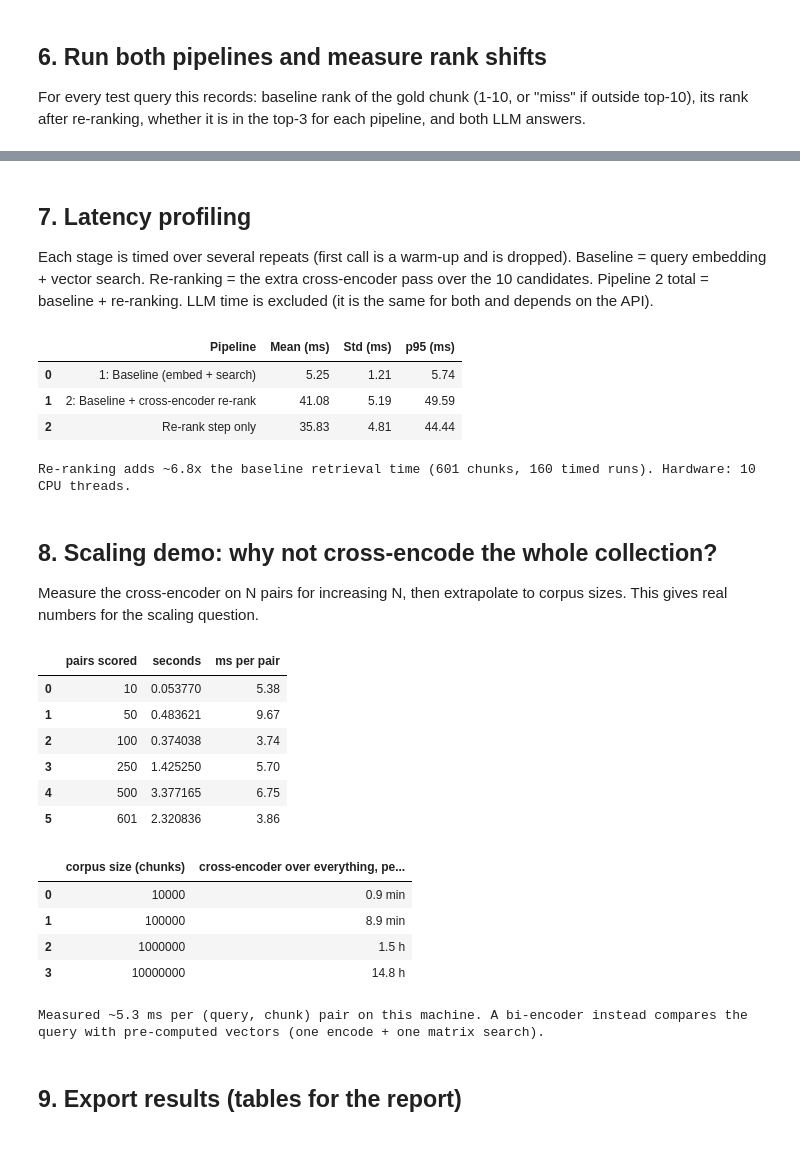
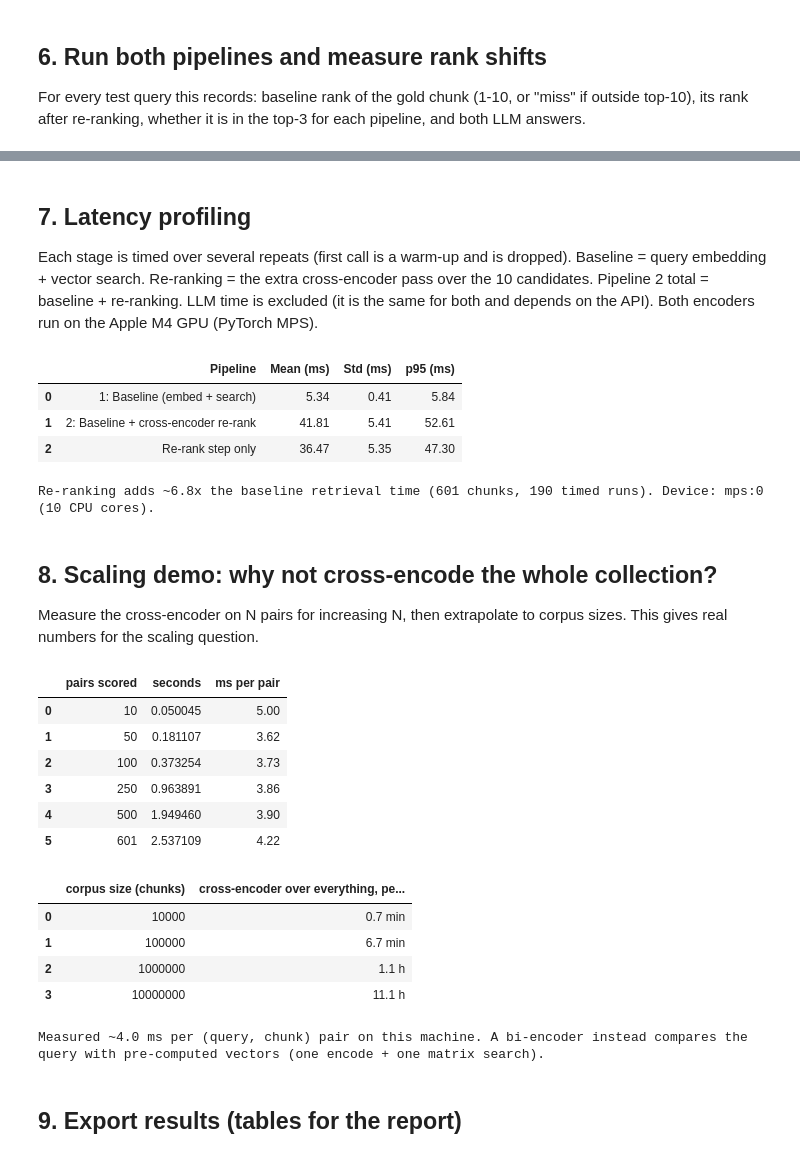
Before and after one commit to FavianaNoronha/RAG-assignment, a Jupyter notebook: RAG_Assignment.ipynb, the cells around one changed output, grey strips where cells are left out. Cells and saved outputs as stored; diff of their text form; code cells hidden in the pictures.

```diff
--- a/RAG_Assignment.ipynb
+++ b/RAG_Assignment.ipynb
@@ -34,8 +34,8 @@ TOP_N       = 3     # chunks given to the LLM (assignment: 3)
 CHUNK_WORDS   = 120   # target chunk size in words
 CHUNK_OVERLAP = 25    # words shared between neighbouring chunks
 
-LLM_BACKEND = "hf"                # "hf" (local Hugging Face model, no API key) | "gemini" | "openai" | "ollama"
-LLM_MODEL   = "Qwen/Qwen2.5-1.5B-Instruct"  # local open-weights model; for gemini use e.g. "gemini-3.5-flash-lite"
+LLM_BACKEND = "mlx"               # "mlx" (local model on Apple GPU, no API key) | "hf" | "gemini" | "openai" | "ollama"
+LLM_MODEL   = "mlx-community/Qwen2.5-7B-Instruct-4bit"  # local 7B open-weights model; for "hf" e.g. "Qwen/Qwen2.5-1.5B-Instruct"
 # API keys are read from the environment: GEMINI_API_KEY / OPENAI_API_KEY
 # -------------------------------------------------------------
 pd.set_option("display.max_colwidth", 120, "display.width", 200)
@@ -229,6 +229,16 @@ def call_llm(prompt):
             model=LLM_MODEL, temperature=0,
             messages=[{"role": "system", "content": SYSTEM_PROMPT}, {"role": "user", "content": prompt}])
         out = r.choices[0].message.content.strip()
+    elif LLM_BACKEND == "mlx":     # local open-weights model on the Apple GPU via mlx-lm (free, no key); greedy decoding
+        global _mlx
+        if "_mlx" not in globals():
+            from mlx_lm import load
+            _mlx = load(LLM_MODEL)
+        from mlx_lm import generate
+        lm, tok = _mlx
+        text = tok.apply_chat_template([{"role": "system", "content": SYSTEM_PROMPT},
+                                        {"role": "user", "content": prompt}], tokenize=False, add_generation_prompt=True)
+        out = generate(lm, tok, prompt=text, max_tokens=250).strip()
     elif LLM_BACKEND == "hf":      # local open-weights model through transformers (free, no key); greedy decoding
         global _hf
         if "_hf" not in globals():
@@ -365,7 +377,7 @@ print(f"Rescues: {scan.rescued.sum()} / {len(scan)}")
 | 43 | Other | When an HIV patient is admitted f... | 1 | 1 | False |
 Rescues: 6 / 44
 # %%
-# ---- Test queries. The first 7 were found with the SCAN cell above: the gold chunk sits at baseline rank 4-10
+# ---- Test queries. The first 8 were found with the SCAN cell above: the gold chunk sits at baseline rank 4-10
 # ---- and the cross-encoder promotes it into the top 3 (the 'rescues' the assignment asks for).
 # ---- The rest are kept because they show other behaviour: easy wins, partial moves, misses, and one demotion.
 TEST_QUERIES = [
@@ -398,6 +410,19 @@ TEST_QUERIES = [
      "query": 'Should obstetric complication codes not be used for sepsis after delivery procedures?',
      "gold": r'O85 should not be assigned for sepsis following an obstetrical procedure',
      "expected": 'Correct: O85 is not assigned for sepsis following an obstetrical procedure; use the postprocedural sepsis guidance (e.g. O86.04).'},
+    {"category": 'Keyword Trap',
+     "query": 'How long is 7th character A used for a fracture caused by disease such as osteoporosis?',
+     "gold": r'7th character A is for use as long as the patient is receiving active treatment for the fracture',
+     "expected": 'Pathologic fracture: 7th character A is used as long as the patient is receiving active treatment for the fracture.'},
+    # ---- Re-ranking makes it worse: the cross-encoder also falls for the keyword overlap ----
+    {"category": 'Keyword Trap (re-ranker trapped)',
+     "query": 'A woman wants to give one of her kidneys to her brother. How is her visit coded?',
+     "gold": r'Z52, Donors of organs and tissues',
+     "expected": 'A code from category Z52, Donors of organs and tissues (living donor).'},
+    {"category": 'Keyword Trap (re-ranker trapped)',
+     "query": 'Patient had a heart attack two years ago and needs no more treatment for it. Which heart attack code is used?',
+     "gold": r'I25\.2, Old myocardial infarction',
+     "expected": 'I25.2, Old myocardial infarction (healed, no further care needed).'},
     # ---- Other failure types / controls ----
     {"category": "Keyword Trap",
      "query": "In an outpatient visit, how should a suspected or probable diagnosis be reported?",
@@ -522,34 +578,34 @@ Documentation by clinicians other than the patient's provider.
 # %% [markdown]
 ## 7. Latency profiling
 
-Each stage is timed over several repeats (first call is a warm-up and is dropped). Baseline = query embedding + vector search. Re-ranking = the extra cross-encoder pass over the 10 candidates. Pipeline 2 total = baseline + re-ranking. LLM time is excluded (it is the same for both and depends on the API).
+Each stage is timed over several repeats (first call is a warm-up and is dropped). Baseline = query embedding + vector search. Re-ranking = the extra cross-encoder pass over the 10 candidates. Pipeline 2 total = baseline + re-ranking. LLM time is excluded (it is the same for both and depends on the API). Both encoders run on the Apple M4 GPU (PyTorch MPS).
 # %%
 N_REPEATS = 10
 base_t, rr_t = [], []
 queries = [q["query"] for q in TEST_QUERIES]
 _ = rerank(queries[0], baseline_retrieve(queries[0])[0])      # warm-up
 for q in queries:
     for _ in range(N_REPEATS):
         cands, tb = baseline_retrieve(q)
         _, tr = rerank(q, cands)
         base_t.append(tb); rr_t.append(tr)
 
 base_t, rr_t = np.array(base_t) * 1000, np.array(rr_t) * 1000      # ms
 latency = pd.DataFrame({
     "Pipeline": ["1: Baseline (embed + search)", "2: Baseline + cross-encoder re-rank", "Re-rank step only"],
     "Mean (ms)":   [base_t.mean(), (base_t + rr_t).mean(), rr_t.mean()],
     "Std (ms)":    [base_t.std(),  (base_t + rr_t).std(),  rr_t.std()],
     "p95 (ms)":    [np.percentile(base_t, 95), np.percentile(base_t + rr_t, 95), np.percentile(rr_t, 95)],
 }).round(2)
 display(latency)
 print(f"Re-ranking adds ~{rr_t.mean()/base_t.mean():.1f}x the baseline retrieval time "
-      f"({len(chunks)} chunks, {N_REPEATS * len(queries)} timed runs). Hardware: {os.cpu_count()} CPU threads.")
+      f"({len(chunks)} chunks, {N_REPEATS * len(queries)} timed runs). Device: {bi_encoder.device} ({os.cpu_count()} CPU cores).")
 # %% [output]
 |  | Pipeline | Mean (ms) | Std (ms) | p95 (ms) |
-| 0 | 1: Baseline (embed + search) | 5.25 | 1.21 | 5.74 |
-| 1 | 2: Baseline + cross-encoder re-rank | 41.08 | 5.19 | 49.59 |
-| 2 | Re-rank step only | 35.83 | 4.81 | 44.44 |
+| 0 | 1: Baseline (embed + search) | 5.34 | 0.41 | 5.84 |
+| 1 | 2: Baseline + cross-encoder re-rank | 41.81 | 5.41 | 52.61 |
+| 2 | Re-rank step only | 36.47 | 5.35 | 47.30 |
-Re-ranking adds ~6.8x the baseline retrieval time (601 chunks, 160 timed runs). Hardware: 10 CPU threads.
+Re-ranking adds ~6.8x the baseline retrieval time (601 chunks, 190 timed runs). Device: mps:0 (10 CPU cores).
 # %% [markdown]
 ## 8. Scaling demo: why not cross-encode the whole collection?
 
@@ -578,18 +634,18 @@ print(f"Measured ~{per_pair*1000:.1f} ms per (query, chunk) pair on this machine
       f"A bi-encoder instead compares the query with pre-computed vectors (one encode + one matrix search).")
 # %% [output]
 |  | pairs scored | seconds | ms per pair |
-| 0 | 10 | 0.053770 | 5.38 |
-| 1 | 50 | 0.483621 | 9.67 |
-| 2 | 100 | 0.374038 | 3.74 |
-| 3 | 250 | 1.425250 | 5.70 |
-| 4 | 500 | 3.377165 | 6.75 |
-| 5 | 601 | 2.320836 | 3.86 |
+| 0 | 10 | 0.050045 | 5.00 |
+| 1 | 50 | 0.181107 | 3.62 |
+| 2 | 100 | 0.373254 | 3.73 |
+| 3 | 250 | 0.963891 | 3.86 |
+| 4 | 500 | 1.949460 | 3.90 |
+| 5 | 601 | 2.537109 | 4.22 |
 |  | corpus size (chunks) | cross-encoder over everything, pe... |
-| 0 | 10000 | 0.9 min |
-| 1 | 100000 | 8.9 min |
-| 2 | 1000000 | 1.5 h |
-| 3 | 10000000 | 14.8 h |
+| 0 | 10000 | 0.7 min |
+| 1 | 100000 | 6.7 min |
+| 2 | 1000000 | 1.1 h |
+| 3 | 10000000 | 11.1 h |
-Measured ~5.3 ms per (query, chunk) pair on this machine. A bi-encoder instead compares the query with pre-computed vectors (one encode + one matrix search).
+Measured ~4.0 ms per (query, chunk) pair on this machine. A bi-encoder instead compares the query with pre-computed vectors (one encode + one matrix search).
 # %% [markdown]
 ## 9. Export results (tables for the report)
 # %%
```
Also changed, not shown: parts of 9 cells of this notebook, 8 other files.
